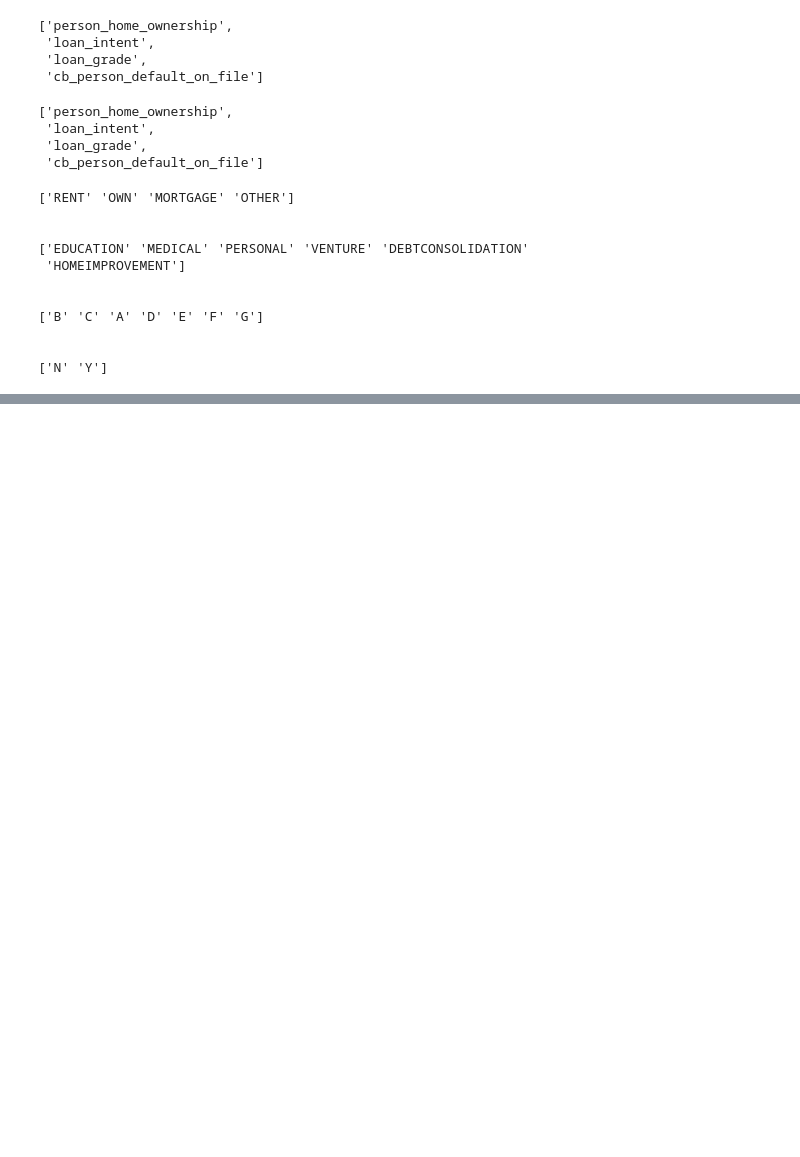
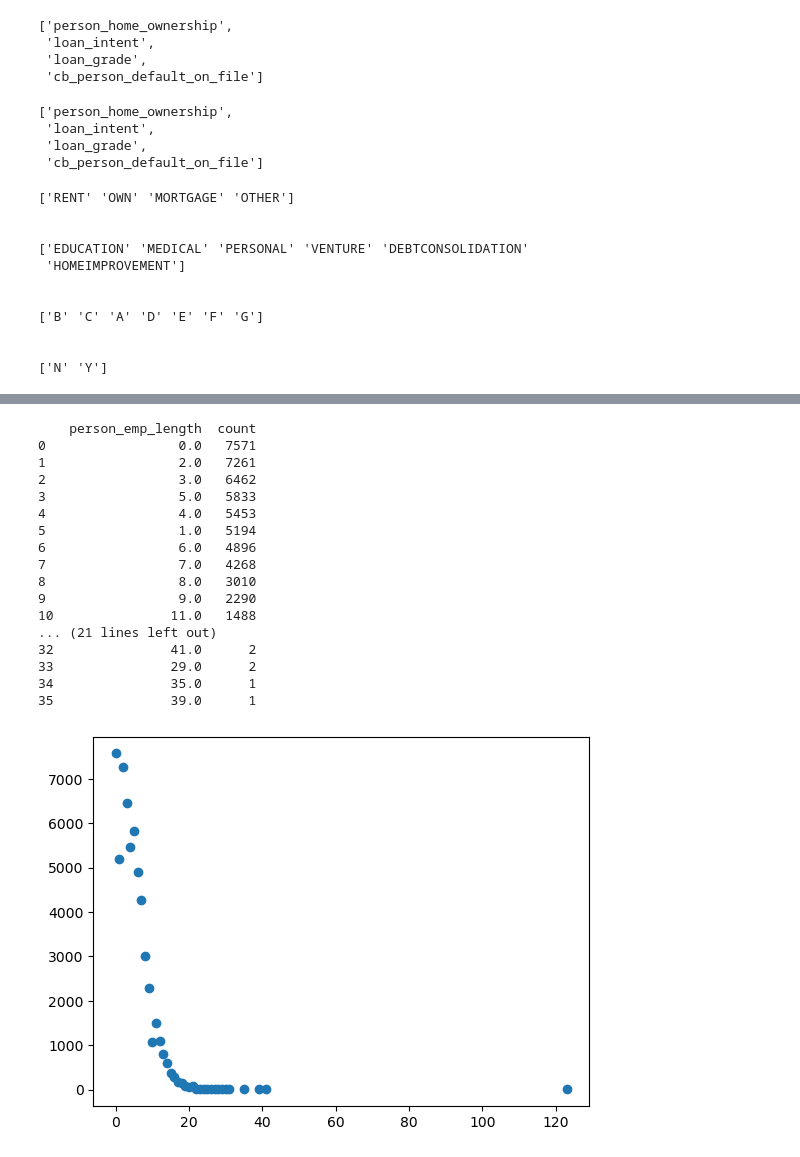
Before and after one commit to VithushanE/LoanApprovalPrediction, a Jupyter notebook: Loan Approval Prediction.ipynb, the cells around one changed output, grey strips where cells are left out. Cells and saved outputs as stored; diff of their text form; code cells hidden in the pictures; blank space fills up the shorter version.

```diff
--- a/Loan Approval Prediction.ipynb
+++ b/Loan Approval Prediction.ipynb
@@ -160,0 +197,33 @@ array(['RENT', 'OWN', 'MORTGAGE'], dtype=object)
+# %%
+# Visually representing features that may have outliers
+
+count_df = (data2['person_emp_length'].value_counts()).reset_index()
+count_df.columns = ['person_emp_length','count']
+plt.scatter(count_df['person_emp_length'],count_df['count'] )
+
+print(count_df)
+
+# These two instances are outliers!
+data2[data2['person_emp_length'] > 122 ]
+
+# Drop "Outliers" since it misrepresents data
+data2 = data2[data2['person_emp_length'] != 123]
+# %% [output]
+    person_emp_length  count
+0                 0.0   7571
+1                 2.0   7261
+2                 3.0   6462
+3                 5.0   5833
+4                 4.0   5453
+5                 1.0   5194
+6                 6.0   4896
+7                 7.0   4268
+8                 8.0   3010
+9                 9.0   2290
+10               11.0   1488
+... (21 lines left out)
+32               41.0      2
+33               29.0      2
+34               35.0      1
+35               39.0      1
+[figure, added]
```
Also changed, not shown: parts of 10 cells of this notebook.
